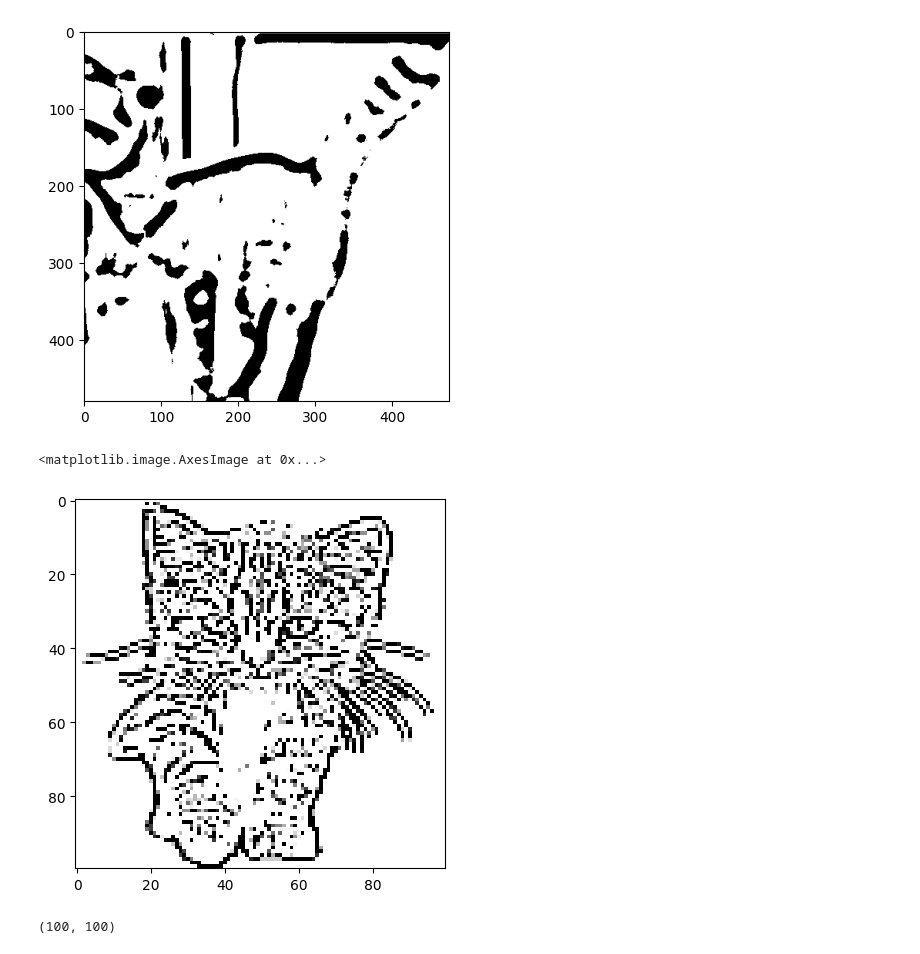
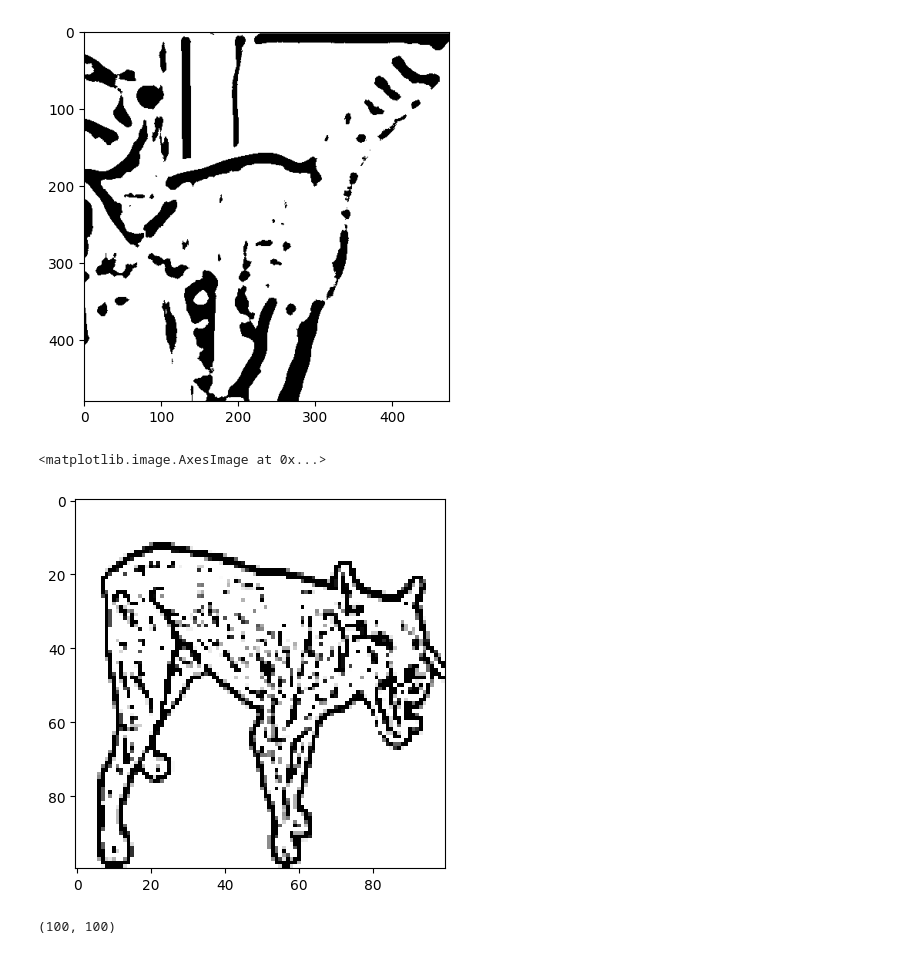
Before and after one commit to TopAgrume/mistral_hackathon, a Jupyter notebook: seg_image.ipynb, the cells around one changed output. Saved outputs shown, nothing was run; the diff lists cells and outputs as text; code cells hidden in the pictures.

```diff
--- a/seg_image.ipynb
+++ b/seg_image.ipynb
@@ -35,22 +35,22 @@ plt.show()
 ## kernel
 # %%
 #image_path = "cat_dataset_1/images.cv_yfaip1vvxytk4pzkv6rhb/data/train/animal animal_faces cat cat_face/0AM9O53MDBX5.jpg"
-
-input = cv2.imread(output2)
+inside = "/home/alex/Desktop/mistral_hackathon/src/image_to_ascii/data/FirstDataset/Dog/d7.png"
+input = cv2.imread(inside)
 
 image = remove(input)
 plt.imshow(image, cmap='gray')
 
 img_blurred = cv2.GaussianBlur(image,(5,5),15)
 gray_img = cv2.cvtColor(img_blurred , cv2.COLOR_BGR2GRAY)
 img_thresh = cv2.adaptiveThreshold(gray_img, 255, cv2.ADAPTIVE_THRESH_MEAN_C, cv2.THRESH_BINARY, 11, 5)
 
 # To PIL Image
 image = cv2.resize(img_thresh, (100, 100))
 image = Image.fromarray(image)
 image = np.array(image)
 
 plt.imshow(image, cmap='gray')
 # %% [output]
 <matplotlib.image.AxesImage at 0x...>
-[figure, old version]
+[figure, new version]
```
Also changed, not shown: parts of 3 cells of this notebook, 3 other files.
